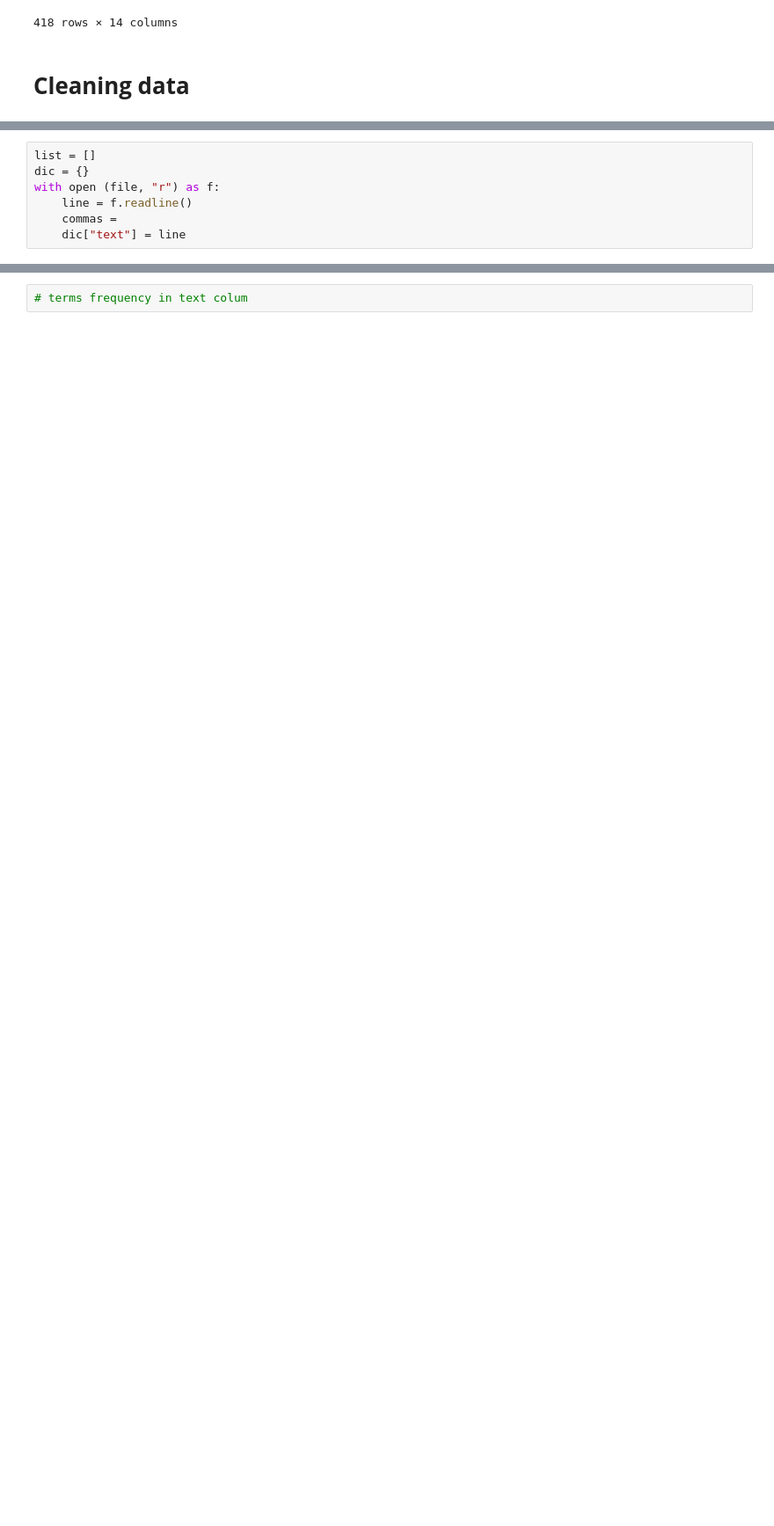
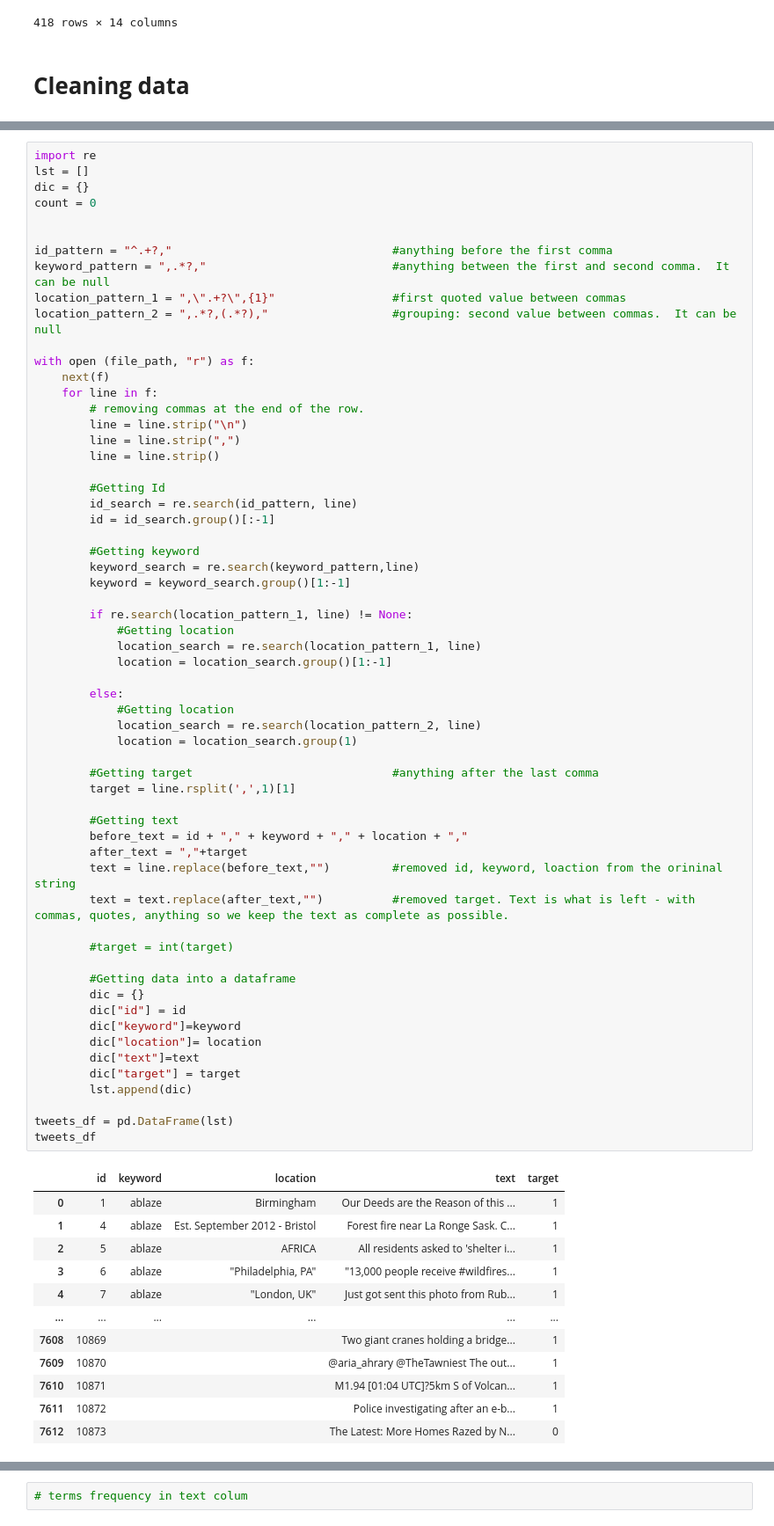
Before and after one commit to ErikaJAlvarado/UCSD, a Jupyter notebook: capstone/NLP_with_Disaster_Tweets/disaster_tweets_eda.ipynb, the cells around one changed output, grey strips where cells are left out. Shown: that part at 88% size. Cells and saved outputs as stored; diff of their text form; blank space fills up the shorter version.

```diff
--- a/capstone/NLP_with_Disaster_Tweets/disaster_tweets_eda.ipynb
+++ b/capstone/NLP_with_Disaster_Tweets/disaster_tweets_eda.ipynb
@@ -71,7 +116,73 @@ df.loc[(df["Unnamed: 13"].notnull())|(df["Unnamed: 12"].notnull())|(df["Unnamed:
 # %%
-list = []
+import re
+lst = []
 dic = {}
-with open (file, "r") as f:
-    line = f.readline()
-    commas =
-    dic["text"] = line
+count = 0
+
+
+id_pattern = "^.+?,"                                #anything before the first comma
+keyword_pattern = ",.*?,"                           #anything between the first and second comma.  It can be null
+location_pattern_1 = ",\".+?\",{1}"                 #first quoted value between commas
+location_pattern_2 = ",.*?,(.*?),"                  #grouping: second value between commas.  It can be null
+
+with open (file_path, "r") as f:
+    next(f)
+    for line in f:
+        # removing commas at the end of the row.
+        line = line.strip("\n")
+        line = line.strip(",")
+        line = line.strip()
+
+        #Getting Id
+        id_search = re.search(id_pattern, line)
+        id = id_search.group()[:-1]
+
+        #Getting keyword
+        keyword_search = re.search(keyword_pattern,line)
+        keyword = keyword_search.group()[1:-1]
+
+        if re.search(location_pattern_1, line) != None:
+            #Getting location
+            location_search = re.search(location_pattern_1, line)
+            location = location_search.group()[1:-1]
+
+        else:
+            #Getting location
+            location_search = re.search(location_pattern_2, line)
+            location = location_search.group(1)
+
+        #Getting target                             #anything after the last comma
+        target = line.rsplit(',',1)[1]
+
+        #Getting text
+        before_text = id + "," + keyword + "," + location + ","
+        after_text = ","+target
+        text = line.replace(before_text,"")         #removed id, keyword, loaction from the orininal string
+        text = text.replace(after_text,"")          #removed target. Text is what is left - with commas, quotes, anything so we keep the text as complete as possible.
+
+        #target = int(target)
+
+        #Getting data into a dataframe
+        dic = {}
+        dic["id"] = id
+        dic["keyword"]=keyword
+        dic["location"]= location
+        dic["text"]=text
+        dic["target"] = target
+        lst.append(dic)
+
+tweets_df = pd.DataFrame(lst)
+tweets_df
+# %% [output]
+|  | id | keyword | location | text | target |
+| 0 | 1 | ablaze | Birmingham | Our Deeds are the Reason of this ... | 1 |
+| 1 | 4 | ablaze | Est. September 2012 - Bristol | Forest fire near La Ronge Sask. C... | 1 |
+| 2 | 5 | ablaze | AFRICA | All residents asked to 'shelter i... | 1 |
+| 3 | 6 | ablaze | "Philadelphia, PA" | "13,000 people receive #wildfires... | 1 |
+| 4 | 7 | ablaze | "London, UK" | Just got sent this photo from Rub... | 1 |
+| ... | ... | ... | ... | ... | ... |
+| 7608 | 10869 |  |  | Two giant cranes holding a bridge... | 1 |
+| 7609 | 10870 |  |  | @aria_ahrary @TheTawniest The out... | 1 |
+| 7610 | 10871 |  |  | M1.94 [01:04 UTC]?5km S of Volcan... | 1 |
+| 7611 | 10872 |  |  | Police investigating after an e-b... | 1 |
+| 7612 | 10873 |  |  | The Latest: More Homes Razed by N... | 0 |
```
Also changed, not shown: parts of 44 cells of this notebook, 2 other files.
